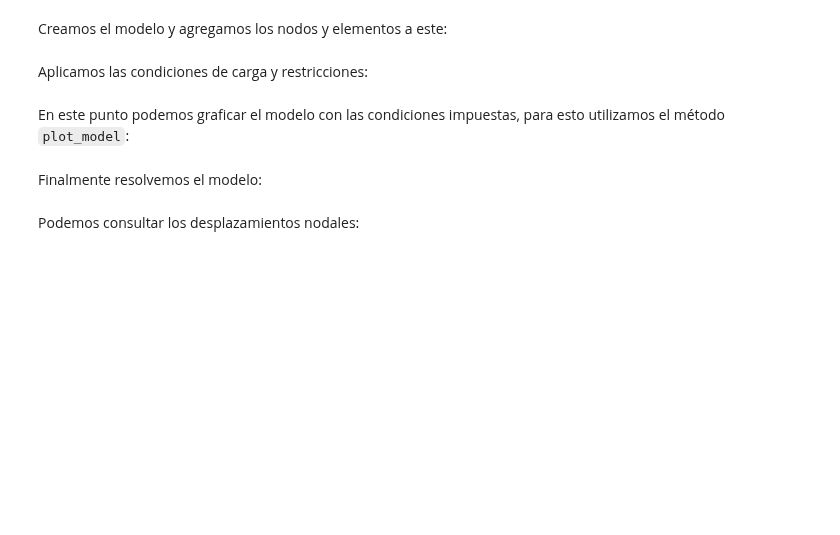
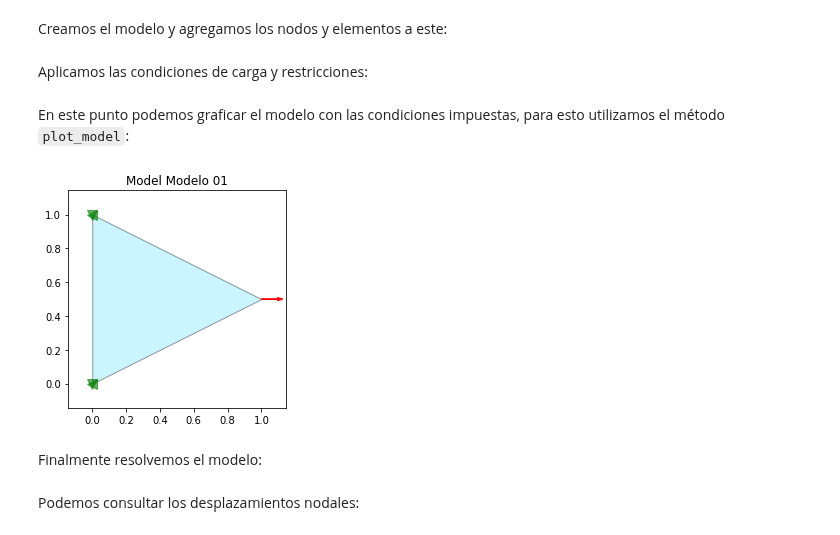
Before and after one commit to JorgeDeLosSantos/nusa, a Jupyter notebook: docs/nusa-info/es/linear-triangle-element.ipynb, the cells around one changed output. Saved outputs shown, nothing was run; the diff lists cells and outputs as text; code cells hidden in the pictures; blank space fills up the shorter version.

```diff
--- a/docs/nusa-info/es/linear-triangle-element.ipynb
+++ b/docs/nusa-info/es/linear-triangle-element.ipynb
@@ -95,3 +93,7 @@ En este punto podemos graficar el modelo con las condiciones impuestas, para est
+# %%
+m.plot_model()
+# %% [output]
+[figure, added]
 # %% [markdown]
 Finalmente resolvemos el modelo:
 # %%
```
Also changed, not shown: parts of 9 cells of this notebook.
